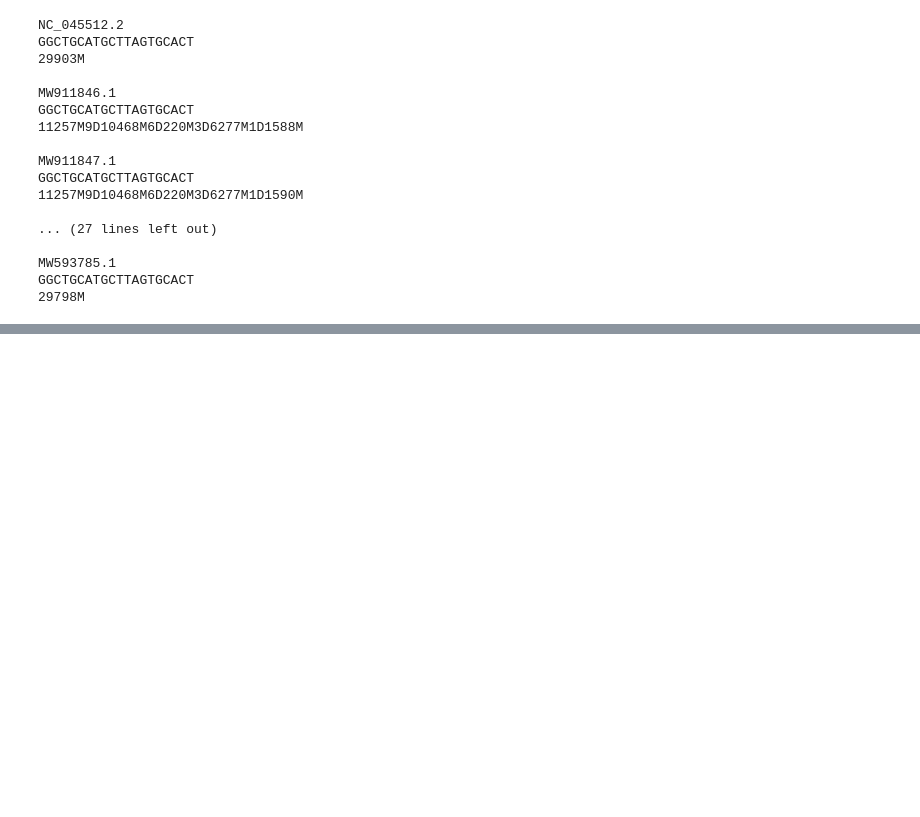
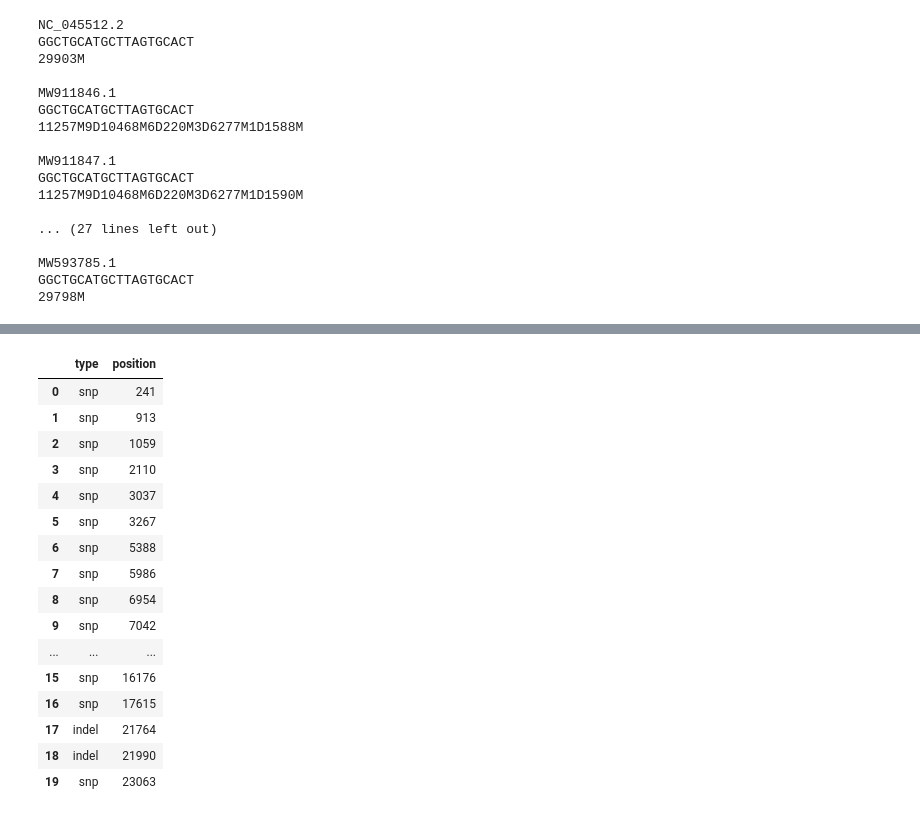
Before and after one commit to simonjuleseric2/covid_sequence, a Jupyter notebook: variant_analysis/test_bwa.ipynb, the cells around one changed output, grey strips where cells are left out. Cells and saved outputs as stored; diff of their text form; code cells hidden in the pictures; blank space fills up the shorter version.

```diff
--- a/variant_analysis/test_bwa.ipynb
+++ b/variant_analysis/test_bwa.ipynb
@@ -117,0 +194,20 @@ GGCTGCATGCTTAGTGCACT
+# %%
+mut_df.head(20)
+# %% [output]
+|  | type | position |
+| 0 | snp | 241 |
+| 1 | snp | 913 |
+| 2 | snp | 1059 |
+| 3 | snp | 2110 |
+| 4 | snp | 3037 |
+| 5 | snp | 3267 |
+| 6 | snp | 5388 |
+| 7 | snp | 5986 |
+| 8 | snp | 6954 |
+| 9 | snp | 7042 |
+| ... | ... | ... |
+| 15 | snp | 16176 |
+| 16 | snp | 17615 |
+| 17 | indel | 21764 |
+| 18 | indel | 21990 |
+| 19 | snp | 23063 |
```
Also changed, not shown: parts of 9 cells of this notebook.
